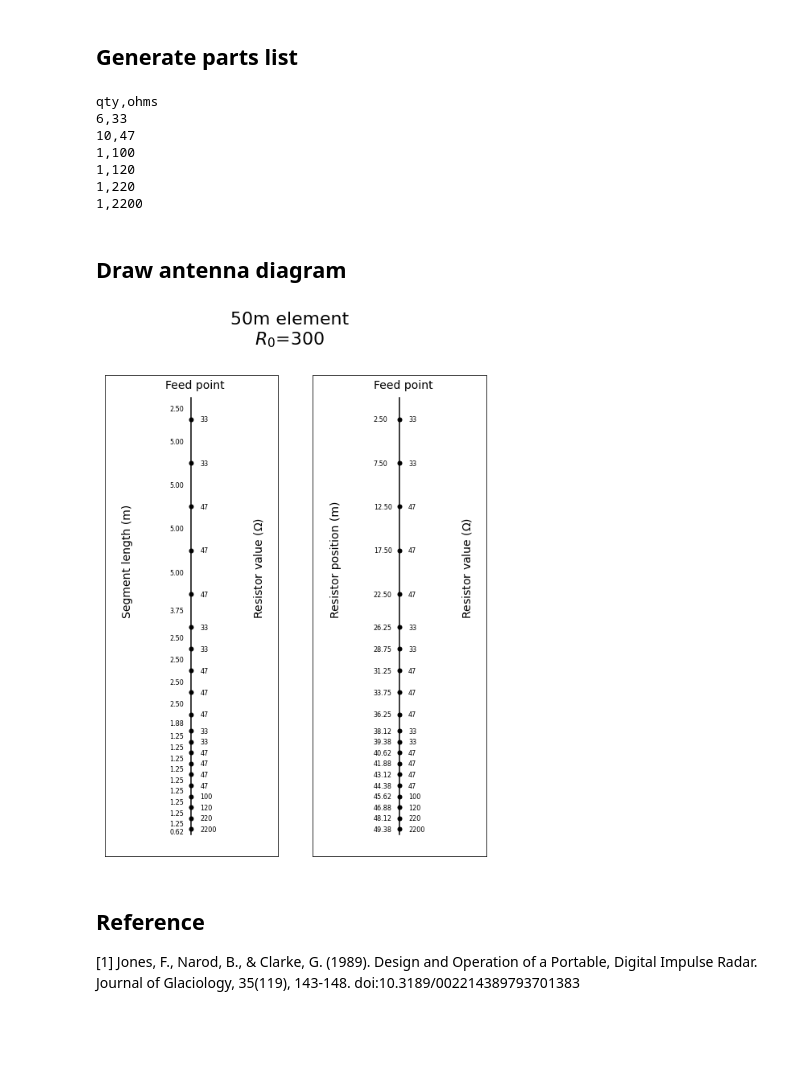
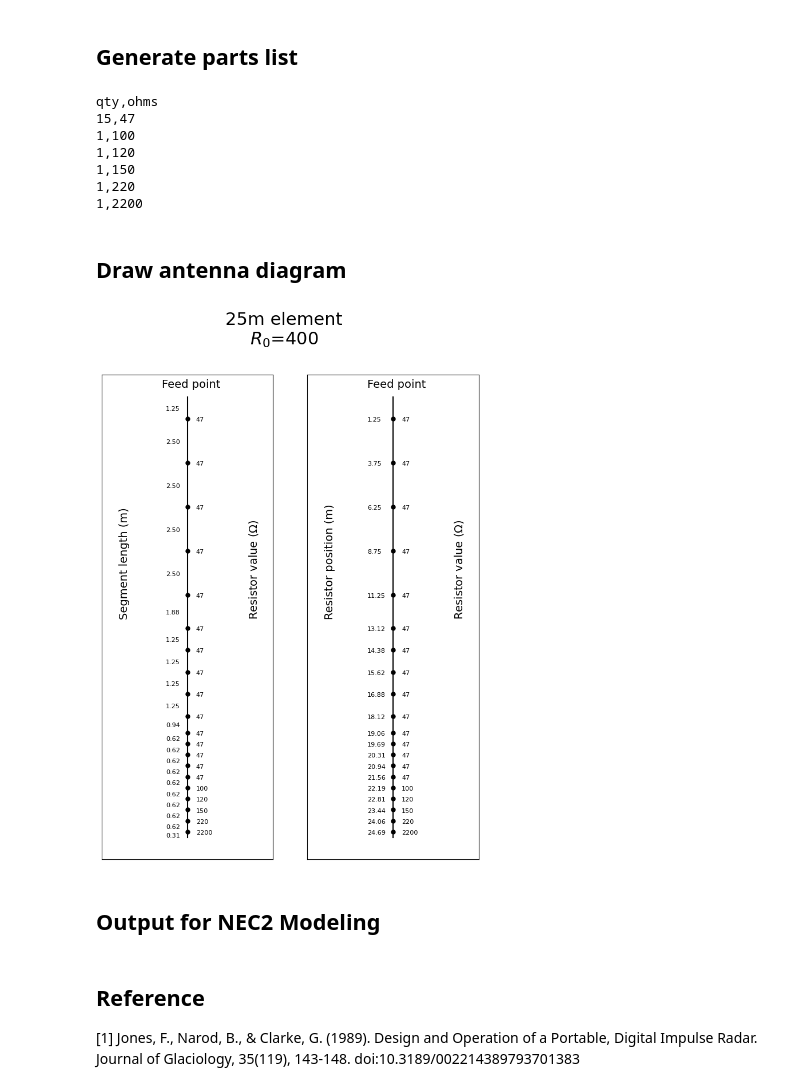
Before and after one commit to mchristoffersen/antenna, a Jupyter notebook: antennaCalc.ipynb, the cells around one changed output. Cells and saved outputs as stored; diff of their text form; code cells hidden in the pictures; blank space fills up the shorter version.

```diff
--- a/antennaCalc.ipynb
+++ b/antennaCalc.ipynb
@@ -8,9 +8,9 @@ import numpy as np
 # %% [markdown]
 ## Antenna length, $R_0$, and resistor locations along element
 # %%
-h = 50  # Antenna length (m)
+h = 25  # Antenna length (m)
 
-R0 = 300  # Balance between impulse response and radiated power
+R0 = 400  # Balance between impulse response and radiated power
           # Lower R0 worse impulse response, more power
           # Higher R0 better impulse response, less power
           # Normal range is something like 200-600
@@ -65,7 +65,7 @@ Calculate segments of antenna approx centered on resistors, integrate over them
 segs = [0]
 for i in range(len(rpos)-1):
     segs.append((rpos[i+1]+rpos[i])/2)
-segs.append(h-0.001) # Having the end of the antenna as a segment boundary gives infinite resistance
+segs.append(h-0.01) # Having the end of the antenna as a segment boundary gives infinite resistance
 
 # Calc ideal resistor values
 rval = []
@@ -95,10 +99,10 @@ for r in plist:
     print("%d,%d" % (plist[r], r))
 # %% [output]
 qty,ohms
-6,33
-10,47
+15,47
 1,100
 1,120
+1,150
 1,220
 1,2200
 # %% [markdown]
@@ -127,37 +131,39 @@ plt.annotate("%.2f" % (h-rpos[-1]), (0.9875, h/150 + (rpos[-1]+h)/2), fontsize=v
 
 plt.annotate("Feed point", (.985, -h/50), fontsize=14)
 plt.annotate("Segment length (m)", (0.96, h/2), rotation=90, fontsize=14)
-plt.annotate("Resistor value ($\Omega$)", (1.035, h/2), rotation=90, fontsize=14)
+plt.annotate("Resistor value ($\\Omega$)", (1.035, h/2), rotation=90, fontsize=14)
 
 #plt.axis("off") # Turn off axes
 plt.gca().get_yaxis().set_visible(False)
 plt.gca().get_xaxis().set_visible(False)
 plt.gca().invert_yaxis() # Feed point at top
 
 ### Resistor values and positions ###
 plt.subplot(1,2,2)
 plt.plot([1,1], [0,h],'k') # Draw a line
 plt.plot(np.ones_like(rpos), rpos, 'k.', markersize=10) # Dots at resistor locations
 plt.xlim((0.95, 1.05))
 
 for i,r in enumerate(qval):
     x = rpos[i]
     plt.annotate("%d" % r, (1.005, x+h/150), fontsize=valfont)
     plt.annotate("%.2f" % x, (0.985, x+h/150), fontsize=valfont)
 
 plt.annotate("Feed point", (.985, -h/50), fontsize=14)
 plt.annotate("Resistor position (m)", (0.96, h/2), rotation=90, fontsize=14)
-plt.annotate("Resistor value ($\Omega$)", (1.035, h/2), rotation=90, fontsize=14)
+plt.annotate("Resistor value ($\\Omega$)", (1.035, h/2), rotation=90, fontsize=14)
 
 #plt.axis("off") # Turn off axes
 plt.gca().get_yaxis().set_visible(False)
 plt.gca().get_xaxis().set_visible(False)
 plt.gca().invert_yaxis() # Feed point at top
 
 ## Save it? ##
 plt.savefig("%dm_%dr0.pdf" % (h, R0), dpi=200)
 ##    ##    ##
 
 plt.show()
 # %% [output]
-[figure, old version]
+[figure, new version]
+# %% [markdown]
+## Output for NEC2 Modeling
```
Also changed, not shown: parts of 2 cells of this notebook, 2 other files.
